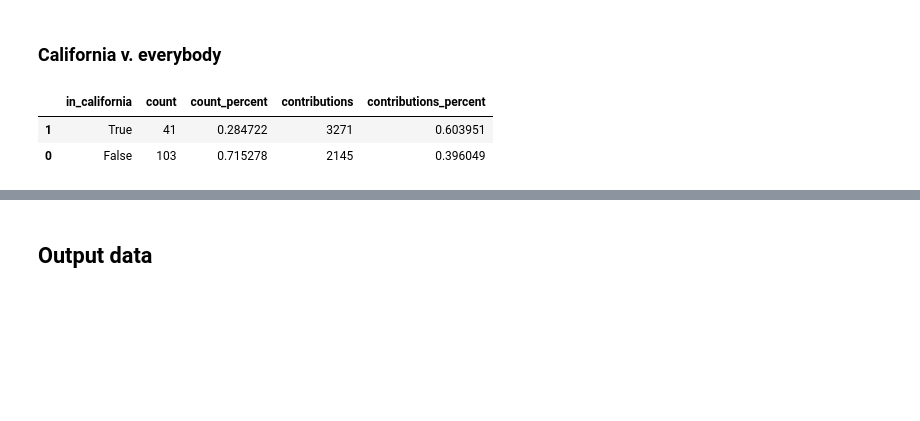
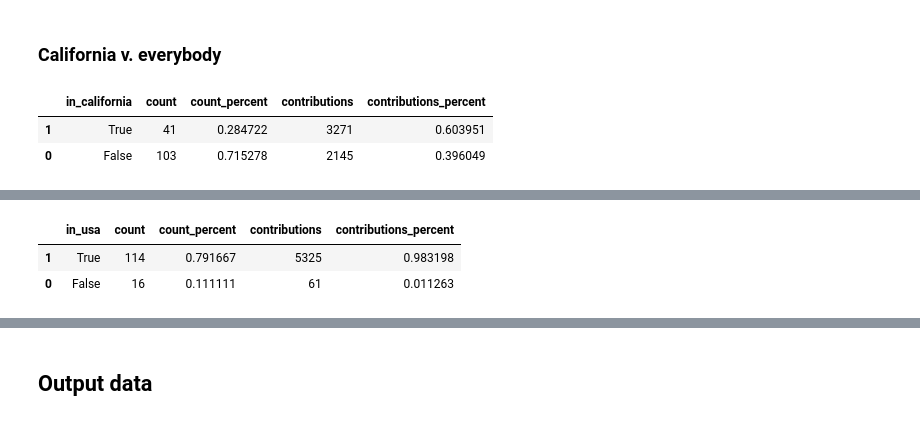
Before and after one commit to palewire/python-calaccess-notebooks, a Jupyter notebook: project-management/contributors.ipynb, the cells around one changed output, grey strips where cells are left out. Drawn from its saved outputs; the diff is of its cells as text; code cells hidden in the pictures; blank space fills up the shorter version.

```diff
--- a/project-management/contributors.ipynb
+++ b/project-management/contributors.ipynb
@@ -375,0 +382,15 @@ california_table.sort_values("in_california", ascending=False)
+# %%
+usa_table = unique_contributors.groupby('in_usa').size().reset_index()
+usa_table.columns = ['in_usa', 'count']
+# %%
+usa_table['count_percent'] = usa_table['count'] / total_contributors
+# %%
+usa_table = usa_table.merge(unique_contributors.groupby('in_usa').contributions.sum().reset_index())
+# %%
+usa_table['contributions_percent'] = usa_table['contributions'] / total_contributions
+# %%
+usa_table.sort_values("in_usa", ascending=False)
+# %% [output]
+|  | in_usa | count | count_percent | contributions | contributions_percent |
+| 1 | True | 114 | 0.791667 | 5325 | 0.983198 |
+| 0 | False | 16 | 0.111111 | 61 | 0.011263 |
```
Also changed, not shown: parts of 9 cells of this notebook.
